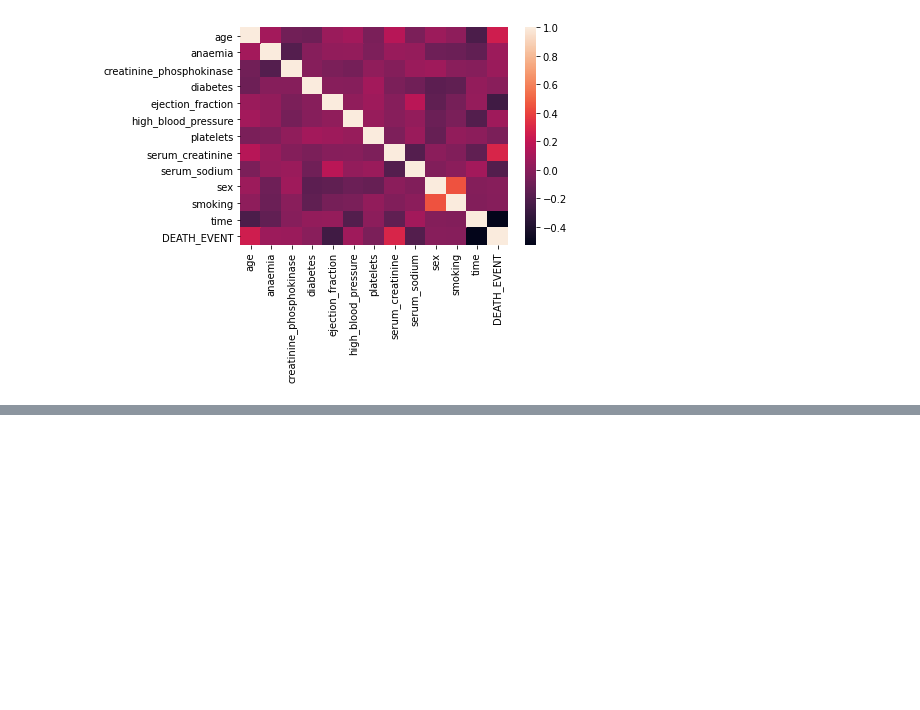
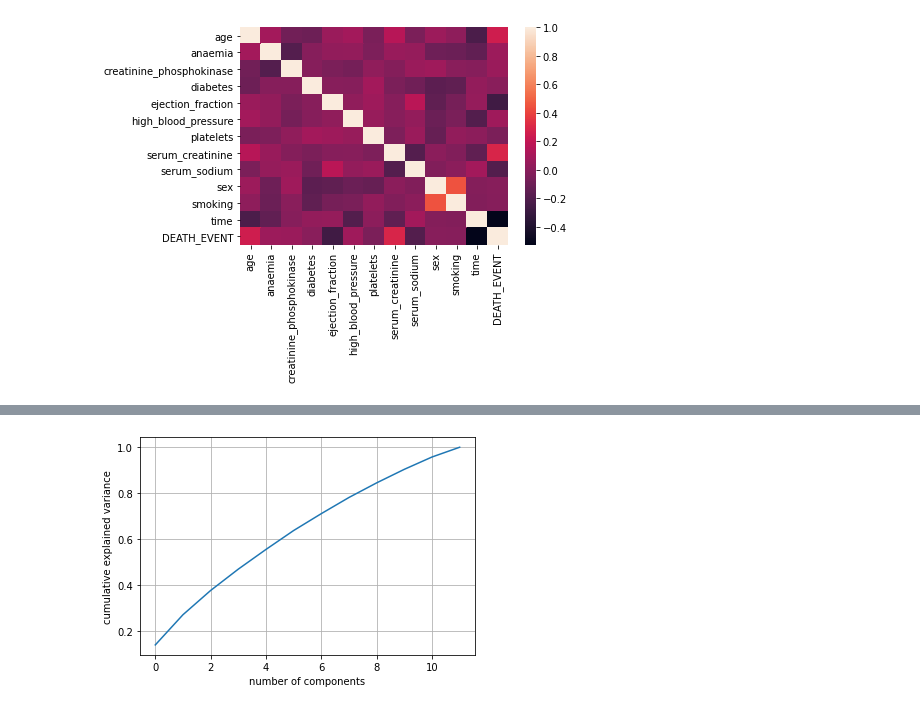
Before and after one commit to ele9996/Heart-failure-clinical-records-analysis, a Jupyter notebook: main.ipynb, the cells around one changed output, grey strips where cells are left out. Drawn from its saved outputs; the diff is of its cells as text; code cells hidden in the pictures; blank space fills up the shorter version.

```diff
--- a/main.ipynb
+++ b/main.ipynb
@@ -52,0 +61,29 @@ Since the dimensionality of the data is quite
+# %%
+features = ['age','anaemia','creatinine_phosphokinase','diabetes','ejection_fraction','high_blood_pressure','platelets','serum_creatinine','serum_sodium','sex','smoking','time']
+
+#Taking the features and placing in an array
+x = df.loc[:, features].values
+
+
+#Separating the target
+y = df.loc[:,['DEATH_EVENT']].values
+
+# Standardizing the features
+x = StandardScaler().fit_transform(x)
+# %%
+#to choose the correct number of components I plot cumulative explained variance ratio as a function of the number of components.
+
+pca = PCA().fit(x)
+plt.plot(np.cumsum(pca.explained_variance_ratio_))
+plt.grid(True)
+plt.xlabel('number of components')
+plt.ylabel('cumulative explained variance');
+
+#probabilmente sceglierò il 9 perchè copre quasi tutta la  varianza (circa 90%)
+
+pca = PCA(n_components=9)
+principalComponents = pca.fit_transform(x)
+principalDf = pd.DataFrame(data = principalComponents, columns = ['1', '2','3','4','5','6','7','8','9'])
+finalDf = pd.concat([principalDf, df[['DEATH_EVENT']]], axis = 1)
+# %% [output]
+[figure, added]
```
Also changed, not shown: parts of 4 cells of this notebook.
